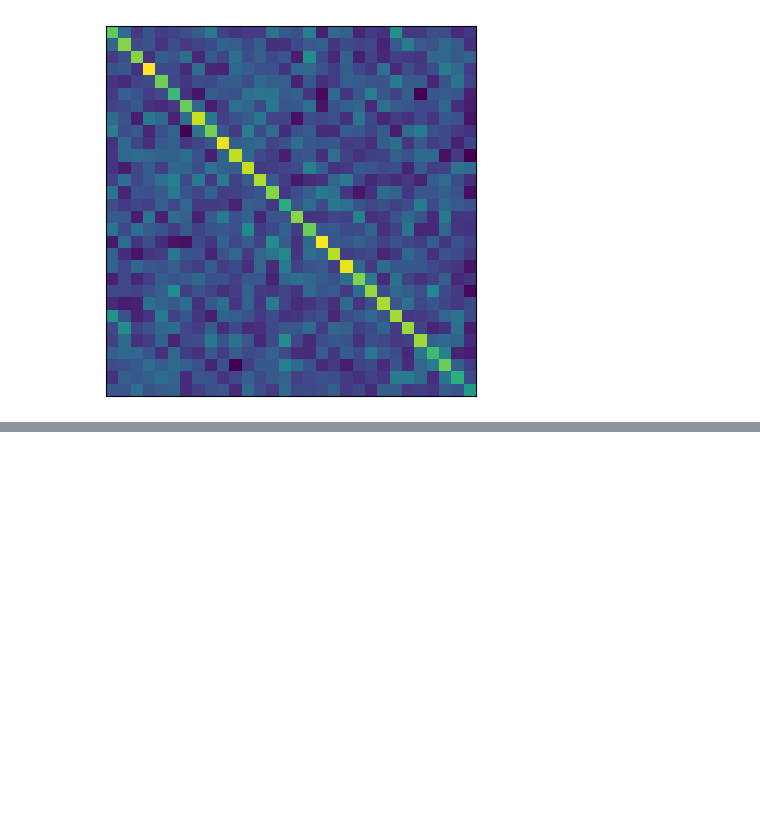
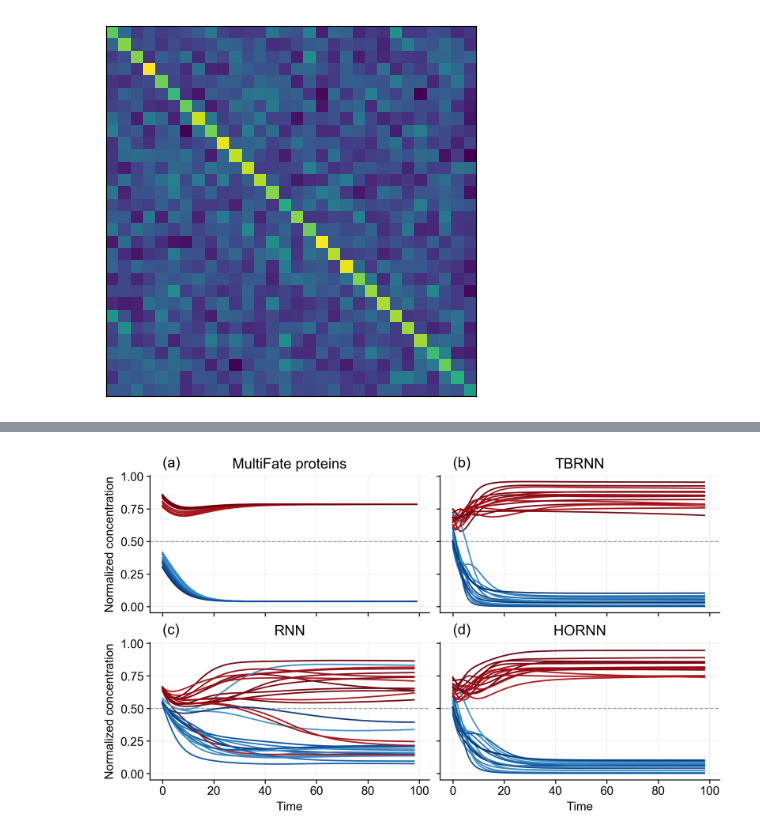
Before and after one commit to gilad-altshuler/Three_Body_RNN, a Jupyter notebook: notebooks/4_MultiFate_inference.ipynb, the cells around one changed output, grey strips where cells are left out. Saved outputs shown, nothing was run; the diff lists cells and outputs as text; code cells hidden in the pictures; blank space fills up the shorter version.

```diff
--- a/notebooks/4_MultiFate_inference.ipynb
+++ b/notebooks/4_MultiFate_inference.ipynb
@@ -204,0 +193,91 @@ _=plt.plot(x_half[IDX,1:,0].cpu().numpy())
+# %%
+import matplotlib.pyplot as plt
+import numpy as np
+import matplotlib as mpl
+
+####################
+
+mpl.rcParams.update({
+    "figure.dpi": 300,
+    "font.size": 10,
+    "axes.titlesize": 12,
+    "axes.labelsize": 10,
+    "xtick.labelsize": 10,
+    "ytick.labelsize": 10,
+    "axes.spines.right": False,
+    "axes.spines.top":   False,
+    "axes.linewidth": 0.8
+})
+
+####################
+
+# Extract the numpy array from the real data (reference for colors)
+x_np = x_half[IDX].cpu().numpy()          # shape: [T, N]
+n_units = x_np.shape[-1]
+
+# ----- Color mapping based on INITIAL state of the real data -----
+init_vals = x_np[0, :]                    # initial concentrations per unit
+high_mask = init_vals >= 0.5
+low_mask  = ~high_mask
+
+colors_rgba = np.zeros((n_units, 4))      # RGBA per unit
+
+# High group (Reds): map [0.5 .. max_high] -> [0 .. 1]
+if high_mask.any():
+    hi = init_vals[high_mask]
+    denom = (hi.max() - 0.5) + 1e-9
+    hi_norm = (hi - 0.5) / denom
+    # sample deeper shades (avoid very pale): 0.35..1.0
+    hi_shades = plt.cm.Reds(0.35 + 0.65 * hi_norm)
+    colors_rgba[high_mask] = hi_shades
+
+# Low group (Blues): map [min_low .. 0.5] -> [1 .. 0] (deeper when farther from 0.5)
+if low_mask.any():
+    lo = init_vals[low_mask]
+    denom = (0.5 - lo.min()) + 1e-9
+    lo_norm = (0.5 - lo) / denom
+    lo_shades = plt.cm.Blues(0.35 + 0.65 * lo_norm)
+    colors_rgba[low_mask] = lo_shades
+
+# Build a simple index->color dict so we can reuse colors across plots
+colors = {k: tuple(colors_rgba[k]) for k in range(n_units)}
+
+def plot_panel(panel, title, Y, ax):
+  for k in range(n_units):
+      ax.plot(Y[:,k], color=colors[k], linewidth=1.2, alpha=0.95)
+  ax.axhline(0.5, linestyle="--", linewidth=0.8, color="0.6", zorder=0)
+  ax.set_title(title)
+  ax.text(0,1.07,panel, fontsize=12)
+  ax.grid(True, linewidth=0.4, alpha=0.3)
+
+y_tbrnn = tbrnn_student(input[:, 1:, :], hidden)[0][IDX].detach().cpu().numpy()
+y_rnn = rnn_student(input[:, 1:, :], hidden)[0][IDX].detach().cpu().numpy()
+y_hornn = hornn_student(input[:, 1:, :], hidden)[0][IDX].detach().cpu().numpy()
+
+figure = plt.figure(figsize=(7.2, 4.2), constrained_layout=True)
+axes = figure.subplots(2, 2, sharex=True, sharey=True)
+
+
+panels = [
+    ("(a)", "MultiFate proteins", x_np,    axes[0,0]),
+    ("(b)", "TBRNN",         y_tbrnn, axes[0,1]),
+    ("(c)", "RNN",           y_rnn,   axes[1,0]),
+    ("(d)", "HORNN",         y_hornn, axes[1,1]),
+]
+for panel in panels:
+    plot_panel(*panel)
+
+
+axes[1,0].set_xlabel("Time")
+axes[1,1].set_xlabel("Time")
+axes[0,0].set_ylabel("Normalized concentration")
+axes[1,0].set_ylabel("Normalized concentration")
+
+for ax in axes.flat:
+    ax.tick_params(length=3, width=0.8, pad=2)
+
+figure.savefig(FIG_DIR / "multifate_comparison.png", format='png', bbox_inches="tight")
+figure.savefig(FIG_DIR / "multifate_comparison.tiff", format='tiff', bbox_inches="tight")
+plt.show()
+# %% [output]
+[figure, added]
```
Also changed, not shown: parts of 5 cells of this notebook.
